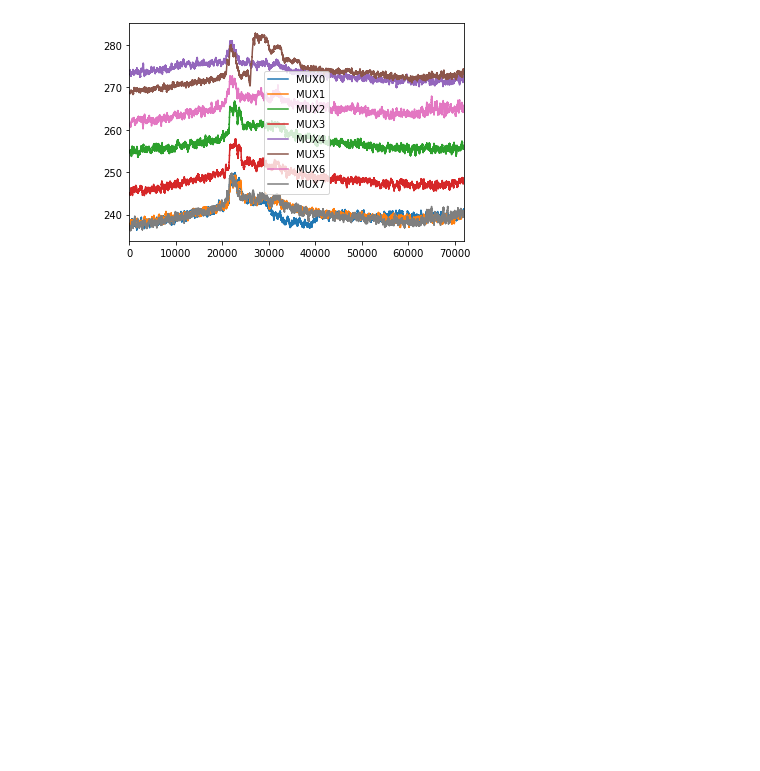
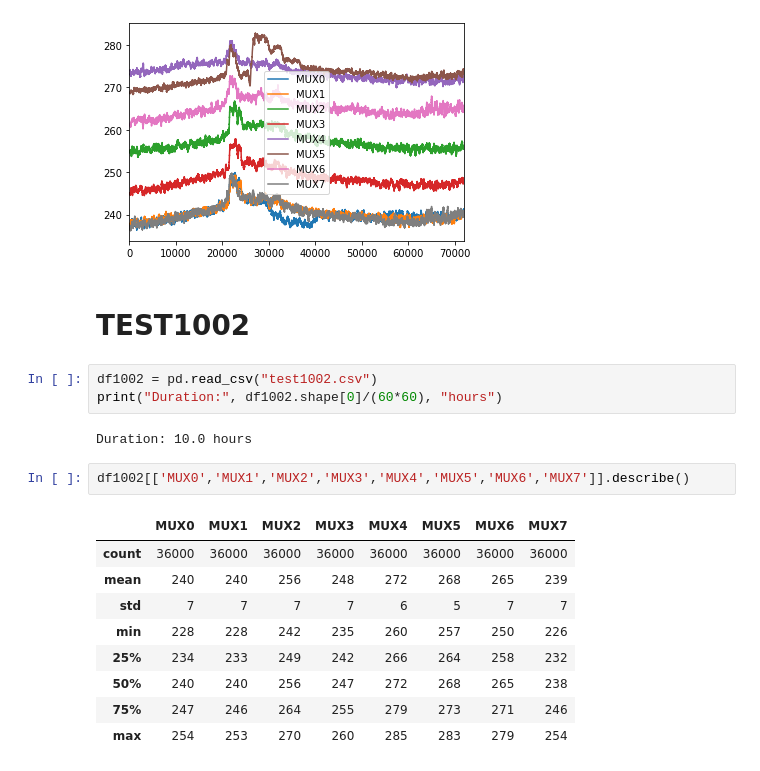
Before and after one commit to mygs/babilonia, a Jupyter notebook: research/mux-capacitive/moisture.ipynb, the cells around one changed output. Cells and saved outputs as stored; diff of their text form; blank space fills up the shorter version.

```diff
--- a/research/mux-capacitive/moisture.ipynb
+++ b/research/mux-capacitive/moisture.ipynb
@@ -276,3 +276,22 @@ df1001[['MUX0','MUX1','MUX2','MUX3','MUX4','MUX5','MUX6','MUX7']].rolling(180).m
 # %% [output]
 <matplotlib.axes._subplots.AxesSubplot at 0x...>
 [figure]
+# %% [markdown]
+# TEST1002
+# %%
+df1002 = pd.read_csv("test1002.csv")
+print("Duration:", df1002.shape[0]/(60*60), "hours")
+# %% [output]
+Duration: 10.0 hours
+# %%
+df1002[['MUX0','MUX1','MUX2','MUX3','MUX4','MUX5','MUX6','MUX7']].describe()
+# %% [output]
+|  | MUX0 | MUX1 | MUX2 | MUX3 | MUX4 | MUX5 | MUX6 | MUX7 |
+| count | 36000 | 36000 | 36000 | 36000 | 36000 | 36000 | 36000 | 36000 |
+| mean | 240 | 240 | 256 | 248 | 272 | 268 | 265 | 239 |
+| std | 7 | 7 | 7 | 7 | 6 | 5 | 7 | 7 |
+| min | 228 | 228 | 242 | 235 | 260 | 257 | 250 | 226 |
+| 25% | 234 | 233 | 249 | 242 | 266 | 264 | 258 | 232 |
+| 50% | 240 | 240 | 256 | 247 | 272 | 268 | 265 | 238 |
+| 75% | 247 | 246 | 264 | 255 | 279 | 273 | 271 | 246 |
+| max | 254 | 253 | 270 | 260 | 285 | 283 | 279 | 254 |
```
Also changed, not shown: parts of 1 cell of this notebook, 2 other files.
